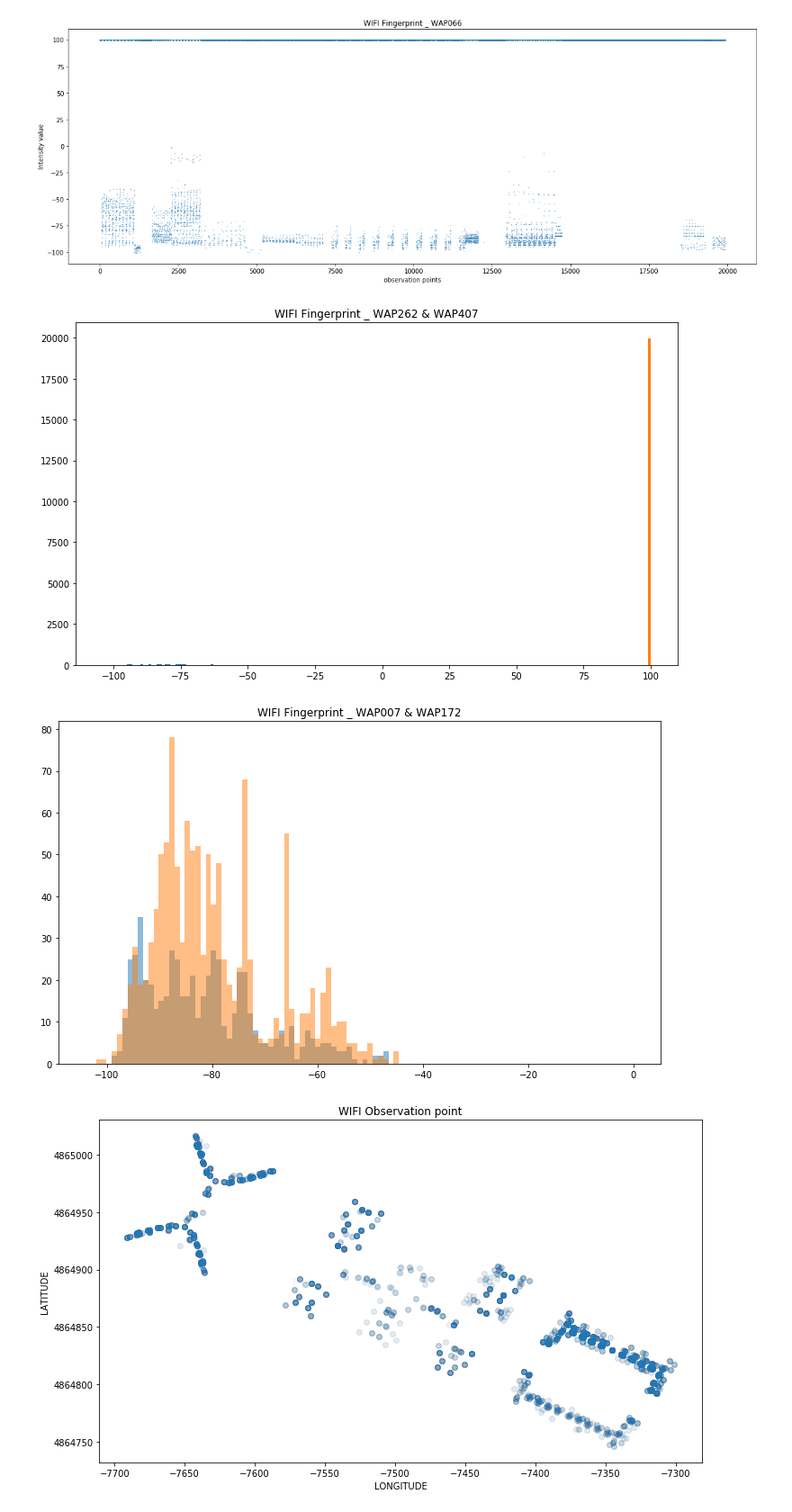
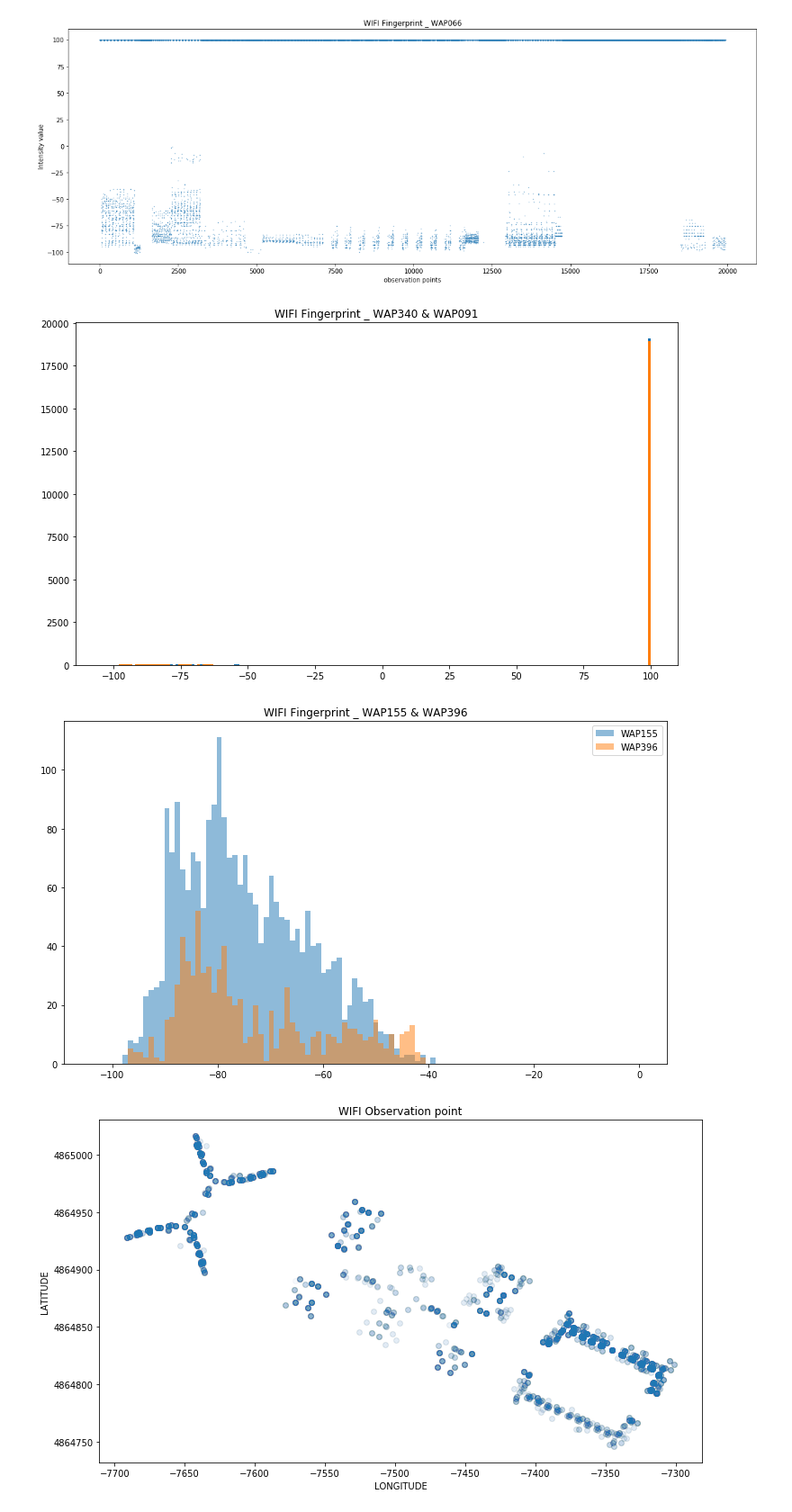
Before and after one commit to JeehunPark/DS, a Jupyter notebook: Python/Wifi/portfolio.ipynb, the cells around one changed output. Shown at 90% size. Cells and saved outputs as stored; diff of their text form; code cells hidden in the pictures.

```diff
--- a/Python/Wifi/portfolio.ipynb
+++ b/Python/Wifi/portfolio.ipynb
@@ -60,22 +60,23 @@ plt.show()
 select_1 = raw_train.iloc[:, np.random.randint(0, np.size(raw_train, axis=1)-9)]
 select_2 = raw_train.iloc[:, np.random.randint(0, np.size(raw_train, axis=1)-9)]
 plt.figure(figsize=(12, 7))
-plt.hist(select_1, bins=204, range=(-104, 100))
-plt.hist(select_2, bins=204, range=(-104, 100))
+plt.hist(select_1, bins=204, range=(-104, 100), label=select_1.name)
+plt.hist(select_2, bins=204, range=(-104, 100), label=select_2.name)
 plt.title("WIFI Fingerprint" + " _ " + select_1.name + " & " + select_2.name)
 plt.show()
 # %% [output]
-[figure, old version]
+[figure, new version]
 # %%
 select_1 = raw_train.iloc[:, np.random.randint(0, np.size(raw_train, axis=1)-9)]
 select_2 = raw_train.iloc[:, np.random.randint(0, np.size(raw_train, axis=1)-9)]
 plt.figure(figsize=(12, 7))
-plt.hist(select_1[select_1!=100], bins=105, range=(-104, 0), alpha=0.5)
-plt.hist(select_2[select_2!=100], bins=105, range=(-104, 0), alpha=0.5)
+plt.hist(select_1[select_1!=100], bins=105, range=(-104, 0), alpha=0.5, label=select_1.name)
+plt.hist(select_2[select_2!=100], bins=105, range=(-104, 0), alpha=0.5, label=select_2.name)
+plt.legend()
 plt.title("WIFI Fingerprint" + " _ " + select_1.name + " & " + select_2.name)
 plt.show()
 # %% [output]
-[figure, old version]
+[figure, new version]
 # %%
 plt.figure(figsize=(12, 7))
 plt.scatter(x=raw_train.LONGITUDE, y=raw_train.LATITUDE, alpha=0.01)
```
